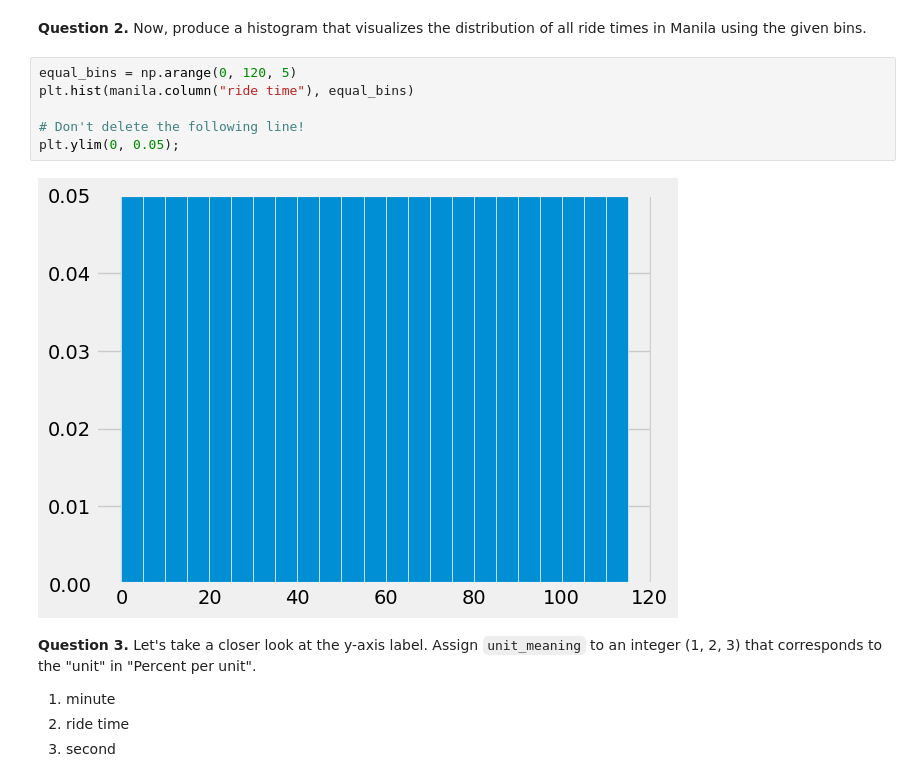
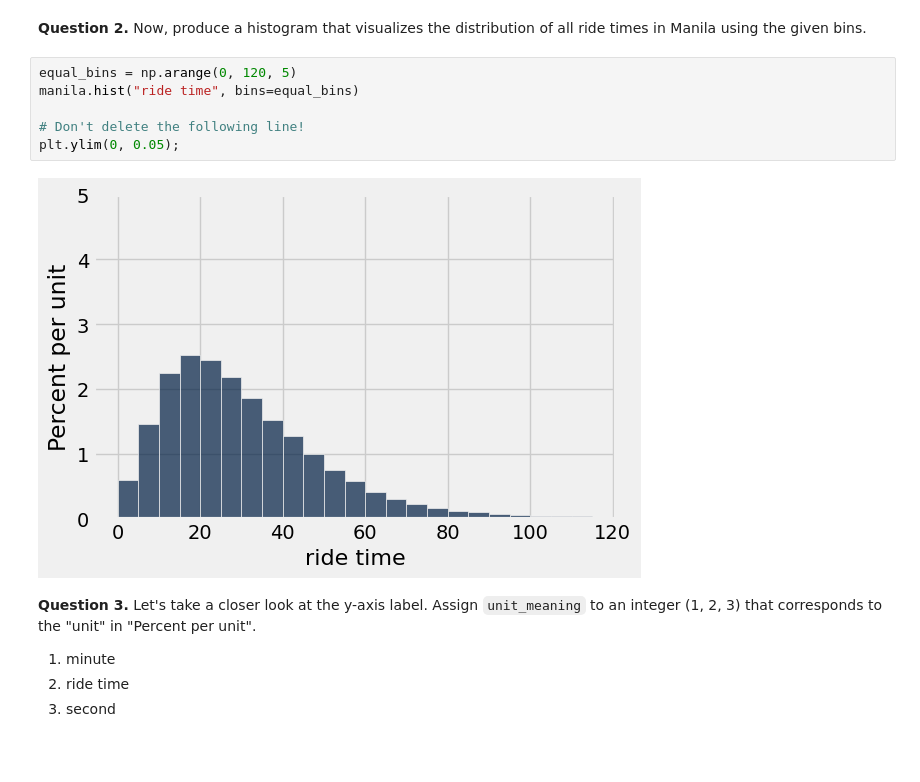
Before and after one commit to khurt14/home-data, a Jupyter notebook: hw03/hw03.ipynb, the cells around one changed output. Cells and saved outputs as stored; diff of their text form; blank space fills up the shorter version.

```diff
--- a/hw03/hw03.ipynb
+++ b/hw03/hw03.ipynb
@@ -385,12 +373,12 @@ plt.hist(boston.column("ride time"), equal_bins)
 **Question 2.** Now, produce a histogram that visualizes the distribution of all ride times in Manila using the given bins.
 # %%
 equal_bins = np.arange(0, 120, 5)
-plt.hist(manila.column("ride time"), equal_bins)
+manila.hist("ride time", bins=equal_bins)
 
 # Don't delete the following line!
 plt.ylim(0, 0.05);
 # %% [output]
-[figure, old version]
+[figure, new version]
 # %% [markdown]
 <!-- END QUESTION -->
 
```
Also changed, not shown: parts of 1 cell of this notebook, 24 other files.
